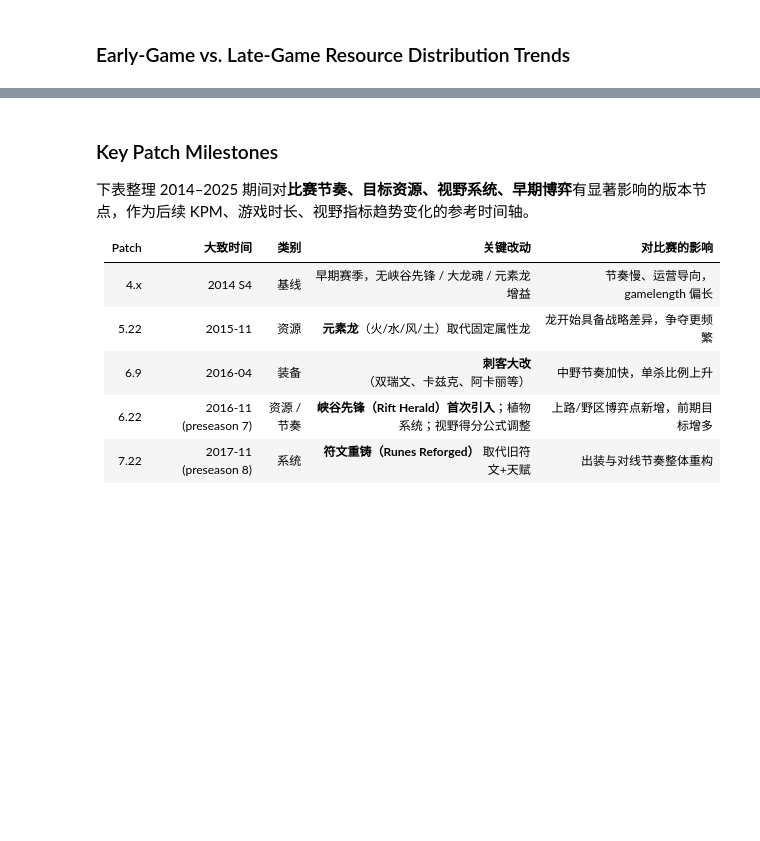
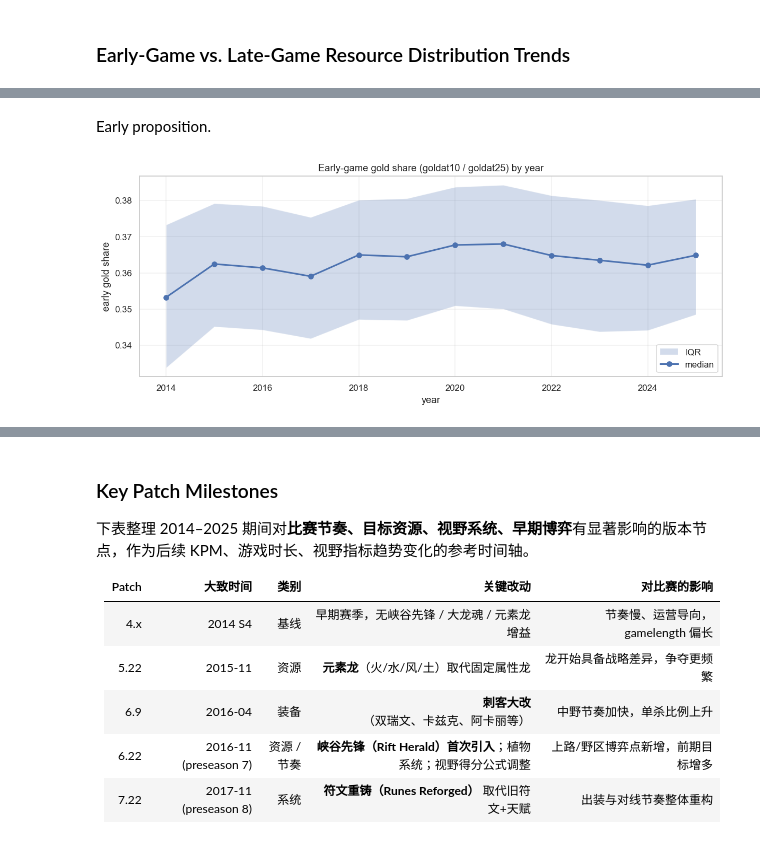
Before and after one commit to LUNARKN1GHT/lol_esports, a Jupyter notebook: lol_esports.ipynb, the cells around one changed output, grey strips where cells are left out. Cells and saved outputs as stored; diff of their text form; code cells hidden in the pictures; blank space fills up the shorter version.

```diff
--- a/lol_esports.ipynb
+++ b/lol_esports.ipynb
@@ -359,0 +428,21 @@ plt.show()
+# %% [markdown]
+Early proposition.
+# %%
+gold_share = (
+    snap.assign(early_share=lambda d: d["goldat10"] / d["goldat25"])
+    .groupby("year")["early_share"]
+    .agg(median="median", q25=lambda s: s.quantile(0.25), q75=lambda s: s.quantile(0.75))
+)
+
+fig, ax = plt.subplots(figsize=(11, 4.5))
+ax.fill_between(gold_share.index, gold_share["q25"], gold_share["q75"], alpha=0.25, label="IQR")
+ax.plot(gold_share.index, gold_share["median"], marker="o", lw=2, label="median")
+ax.set_title("Early-game gold share (goldat10 / goldat25) by year")
+ax.set_ylabel("early gold share")
+ax.set_xlabel("year")
+ax.grid(alpha=0.3)
+ax.legend()
+plt.tight_layout()
+plt.show()
+# %% [output]
+[figure, added]
```
Also changed, not shown: parts of 8 cells of this notebook, 1 other file.
